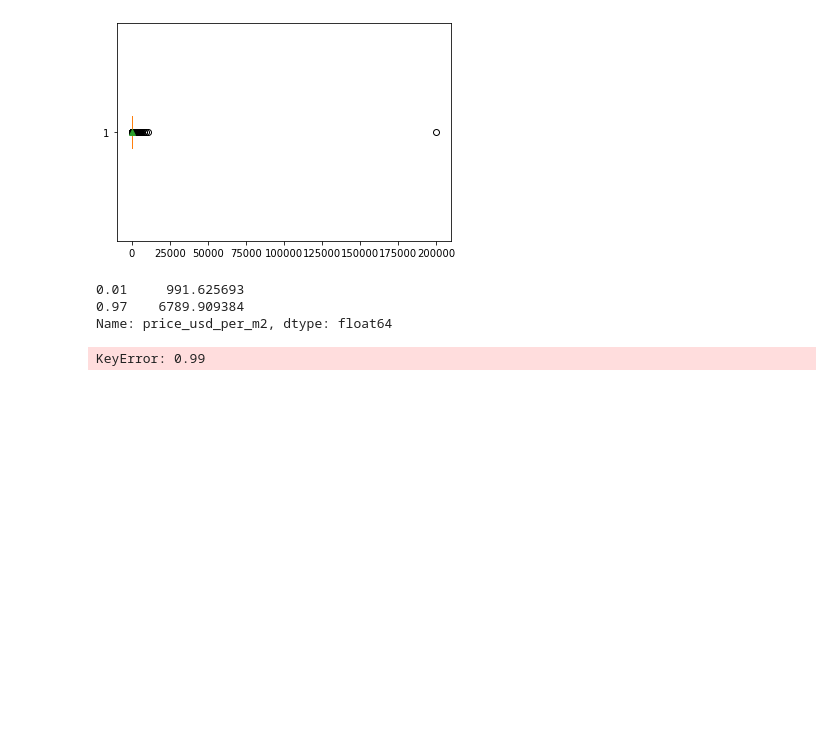
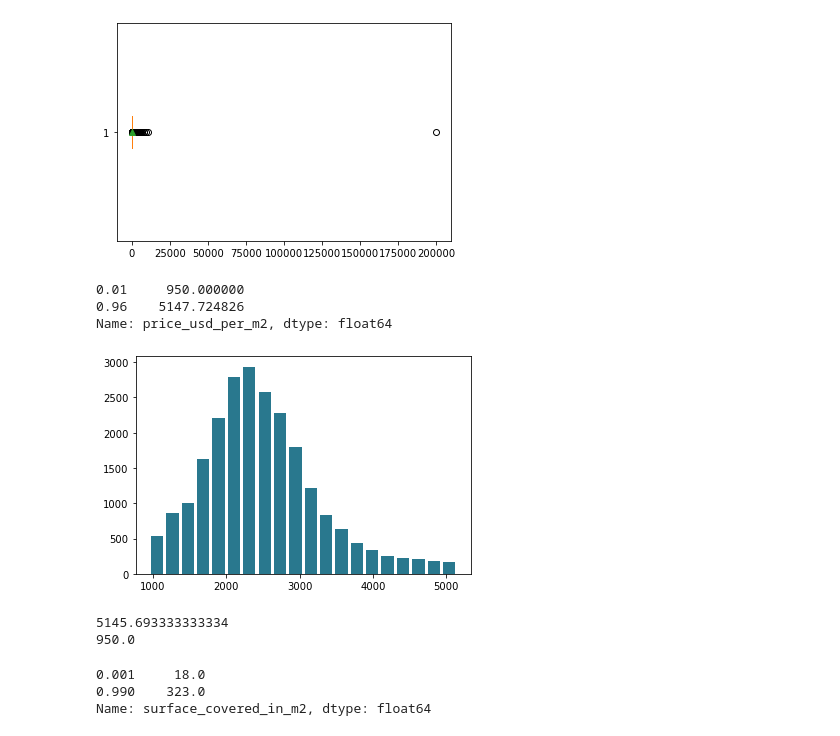
Before and after one commit to nachommm/Desafio2, a Jupyter notebook: desafio2-machine.learning-ignacio.ipynb, the cells around one changed output. Drawn from its saved outputs; the diff is of its cells as text; code cells hidden in the pictures; blank space fills up the shorter version.

```diff
--- a/desafio2-machine.learning-ignacio.ipynb
+++ b/desafio2-machine.learning-ignacio.ipynb
@@ -954,38 +954,44 @@ bp = ax.boxplot(data_caba_clean['surface_covered_in_m2'].dropna(), vert=False, s
 # %%
 # Definimos outliers aproximados
 lower_bound = 0.01
-upper_bound = 0.97
+upper_bound = 0.96
 rest = data_caba_clean.price_usd_per_m2.quantile([lower_bound, upper_bound])
 rest
 # %% [output]
-0.01     991.625693
-0.97    6789.909384
+0.01     950.000000
+0.96    5147.724826
 Name: price_usd_per_m2, dtype: float64
 # %%
 # Creamos una mask entendiendo que los precios minimos y maximos pueden rondar los 600 USD y 4000 USD y fijamos outliers aproximados
 
-precioxm2_mask = (data_caba_clean.price_usd_per_m2 >= rest[0.01]) & (data_caba_clean.price_usd_per_m2 <= rest[0.97])
+precioxm2_mask = (data_caba_clean.price_usd_per_m2 >= rest[0.01]) & (data_caba_clean.price_usd_per_m2 <= rest[0.96])
 data_caba_clean = data_caba_clean.loc[precioxm2_mask, :]
 
 # Vuelvo a graficar.
 
 plt.hist(data_caba_clean.price_usd_per_m2, bins=20, rwidth=0.8, color = '#29788E')
 plt.xlabel = 'Precio x M2'
 plt.ylabel = 'Count'
 plt.show()
 
 print(data_caba_clean.price_usd_per_m2.max())
 print(data_caba_clean.price_usd_per_m2.min())
 
 # Parece una distribución normal? sino fuera por los valores elevados que tenemos a partir de los 3500...
 # %% [output]
+[figure, added]
-KeyError: 0.99
+5145.693333333334
+950.0
 # %%
 # Definimos outliers aproximados
 lower_bound = 0.001
 upper_bound = 0.99
 rest = data_caba_clean.surface_covered_in_m2.quantile([lower_bound, upper_bound])
 rest
+# %% [output]
+0.001     18.0
+0.990    323.0
+Name: surface_covered_in_m2, dtype: float64
 # %%
 # Creamos una mask entendiendo que los precios minimos y maximos pueden rondar los 600 USD y 4000 USD y fijamos outliers aproximados
 
```
Also changed, not shown: parts of 18 cells of this notebook.
